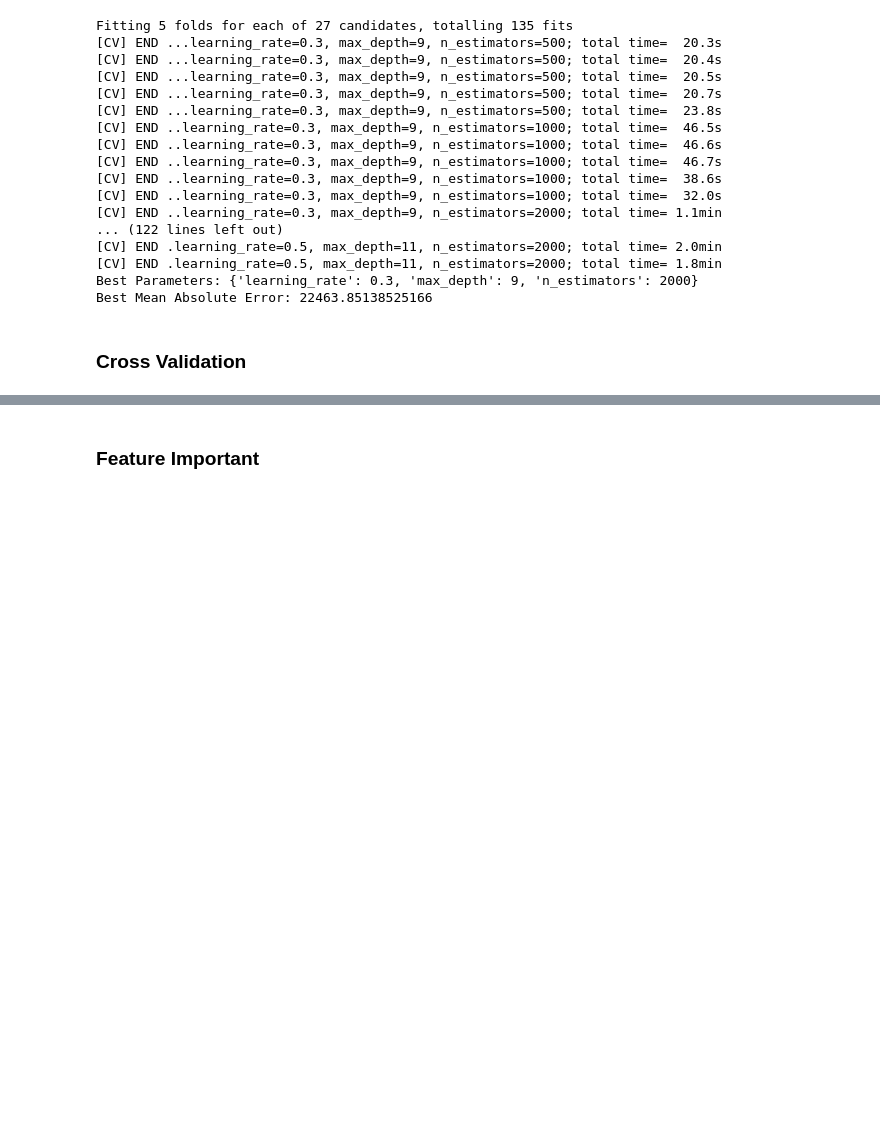
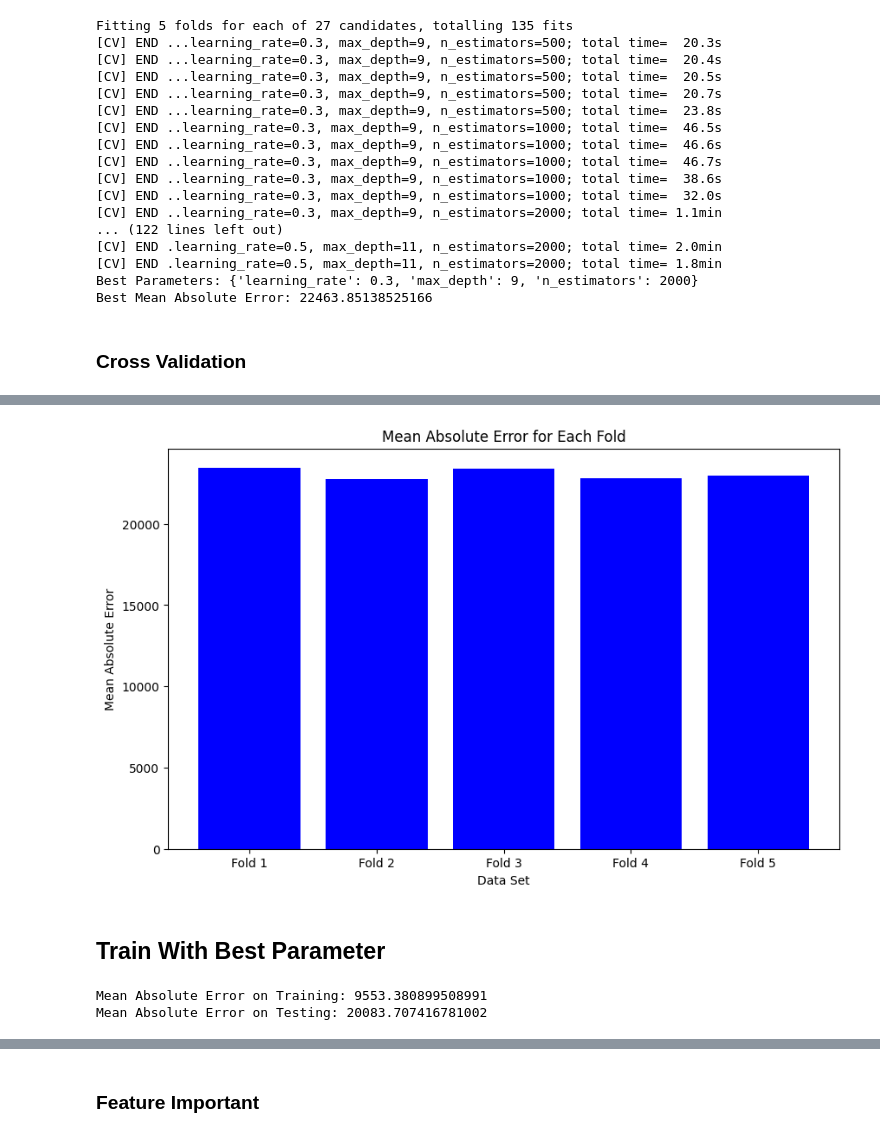
Before and after one commit to naufalsutrisna/Room-Pricing-Bukit-Vista, a Jupyter notebook: machine learning/xgboost_model.ipynb, the cells around one changed output, grey strips where cells are left out. Cells and saved outputs as stored; diff of their text form; code cells hidden in the pictures; blank space fills up the shorter version.

```diff
--- a/machine learning/xgboost_model.ipynb
+++ b/machine learning/xgboost_model.ipynb
@@ -145,0 +157,36 @@ Mean Absolute Error on Testing: 20090.440551859603
+# %%
+# Plotting the MAE for each fold and the test set
+fold_labels = [f'Fold {i+1}' for i in range(len(cv_scores))]
+
+mae_values = list(cv_scores)
+
+plt.figure(figsize=(10, 6))
+plt.bar(fold_labels, mae_values, color=['blue']*len(cv_scores))
+plt.xlabel('Data Set')
+plt.ylabel('Mean Absolute Error')
+plt.title('Mean Absolute Error for Each Fold')
+plt.show()
+# %% [output]
+[figure, added]
+# %% [markdown]
+## Train With Best Parameter
+# %%
+# Initialize the XGBoost model
+model = XGBRegressor(learning_rate=0.3, max_depth=9, n_estimators=2000, random_state=42)
+
+# Fit the model on the training data
+model.fit(X_train, y_train)
+
+# Make predictions on the test data
+y_pred_train = model.predict(X_train)
+y_pred_test = model.predict(X_test)
+
+# Evaluate the model
+training_mae = mean_absolute_error(y_train, y_pred_train)
+print(f'Mean Absolute Error on Training: {training_mae}')
+
+testing_mae = mean_absolute_error(y_test, y_pred_test)
+print(f'Mean Absolute Error on Testing: {testing_mae}')
+# %% [output]
+Mean Absolute Error on Training: 9553.380899508991
+Mean Absolute Error on Testing: 20083.707416781002
```
Also changed, not shown: parts of 10 cells of this notebook.
